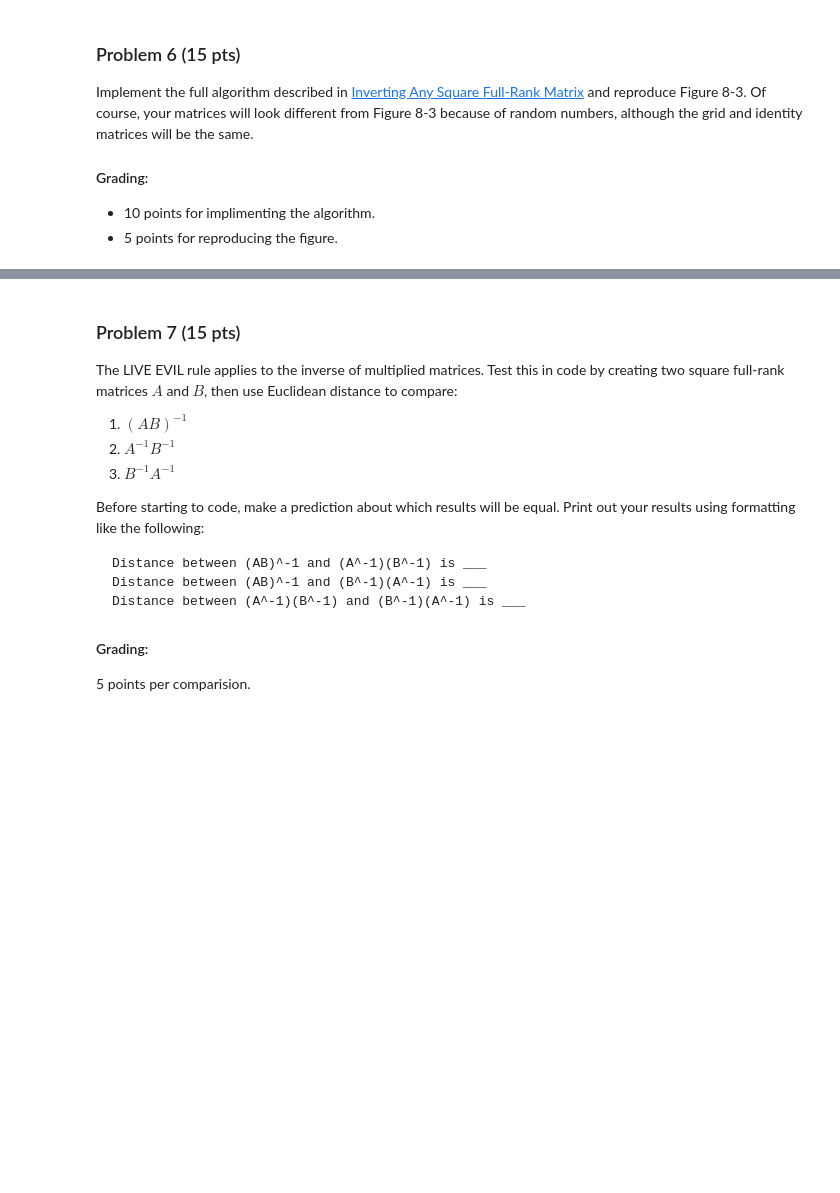
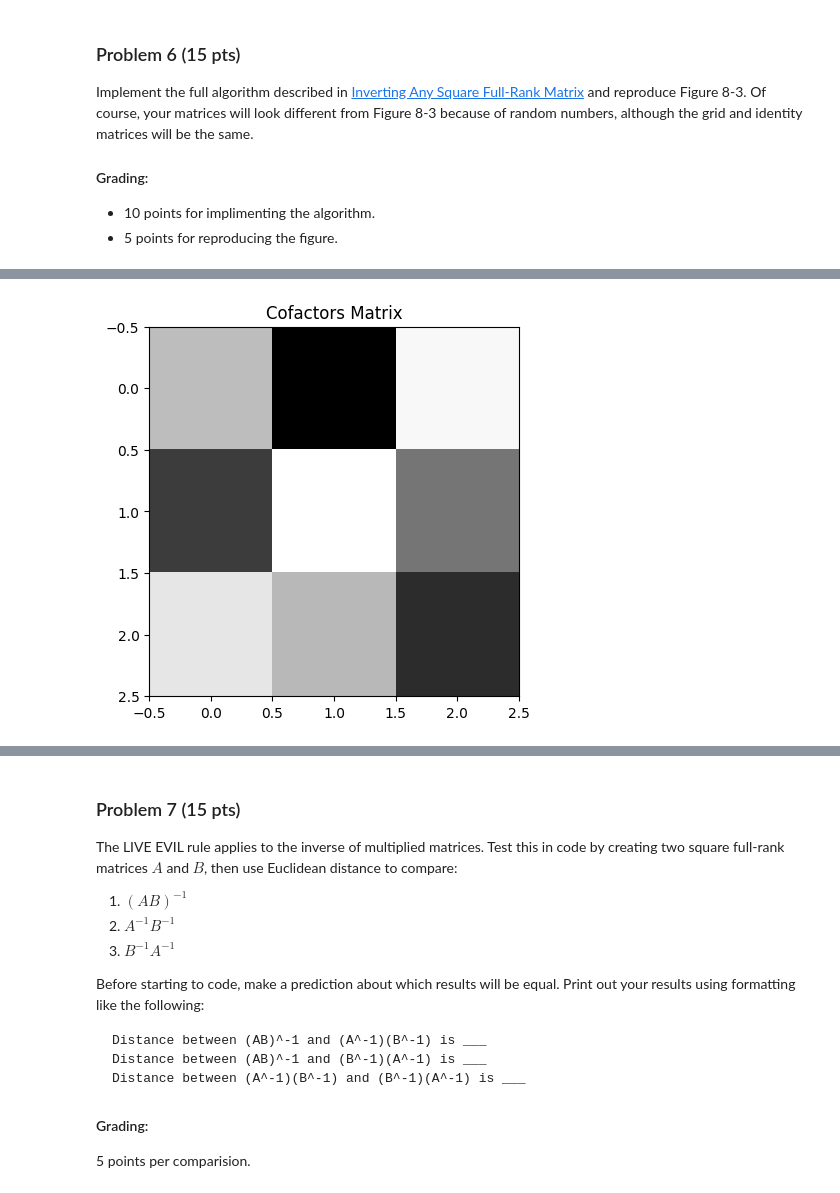
Before and after one commit to jklinck/AD450Winter2026, a Jupyter notebook: week_10_agg.ipynb, the cells around one changed output, grey strips where cells are left out. Cells and saved outputs as stored; diff of their text form; code cells hidden in the pictures; blank space fills up the shorter version.

```diff
--- a/week_10_agg.ipynb
+++ b/week_10_agg.ipynb
@@ -300,0 +481,6 @@ Implement the full algorithm described in [Inverting Any Square Full-Rank Matrix
+# %%
+plt.imshow(cofactors_mat, cmap='gray')
+plt.title('Cofactors Matrix')
+plt.show()
+# %% [output]
+[figure, added]
```
Also changed, not shown: parts of 9 cells of this notebook.
